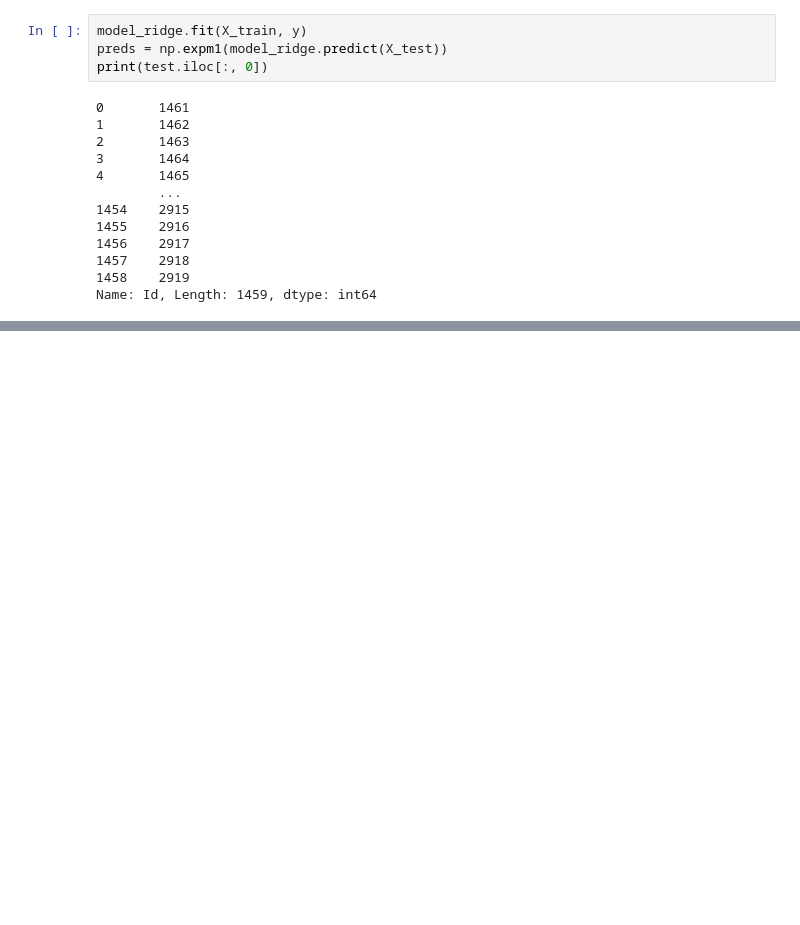
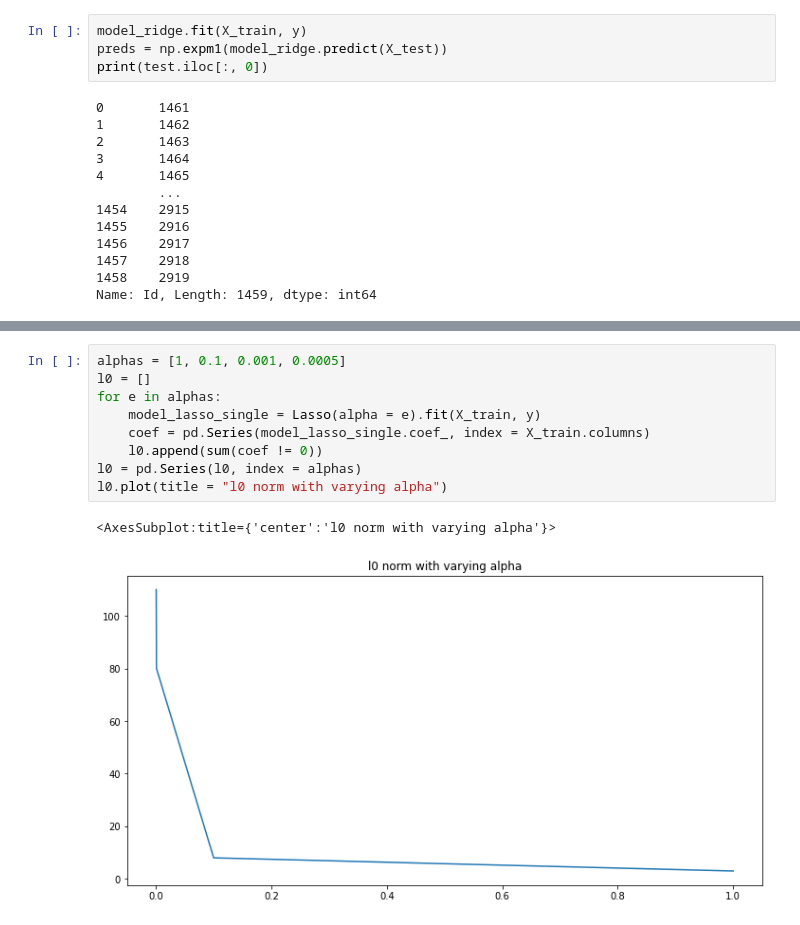
Before and after one commit to RickyMatsumoto/EE460J, a Jupyter notebook: HW2/houseprice.ipynb, the cells around one changed output, grey strips where cells are left out. Drawn from its saved outputs; the diff is of its cells as text; blank space fills up the shorter version.

```diff
--- a/HW2/houseprice.ipynb
+++ b/HW2/houseprice.ipynb
@@ -95,0 +110,12 @@ print("rmse = 0.13043")
+# %%
+alphas = [1, 0.1, 0.001, 0.0005]
+l0 = []
+for e in alphas:
+    model_lasso_single = Lasso(alpha = e).fit(X_train, y)
+    coef = pd.Series(model_lasso_single.coef_, index = X_train.columns)
+    l0.append(sum(coef != 0))
+l0 = pd.Series(l0, index = alphas)
+l0.plot(title = "l0 norm with varying alpha")
+# %% [output]
+<AxesSubplot:title={'center':'l0 norm with varying alpha'}>
+[figure, added]
```
Also changed, not shown: parts of 6 cells of this notebook, 1 other file.
